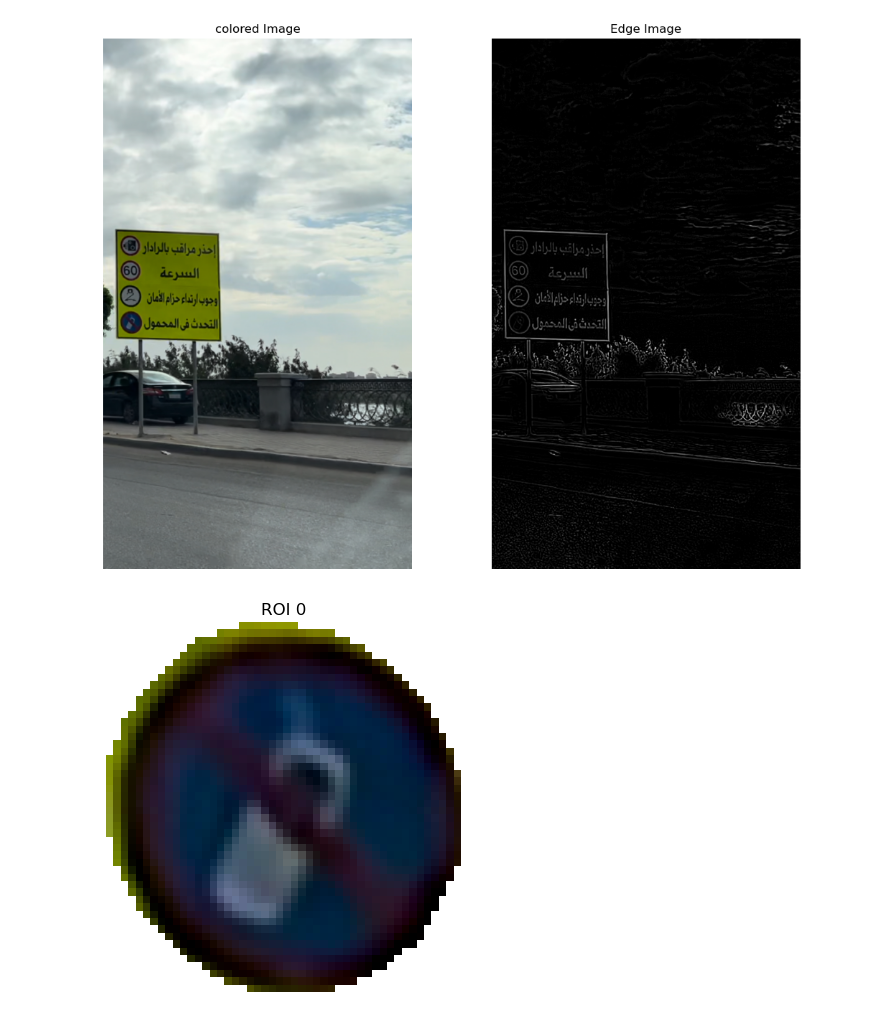
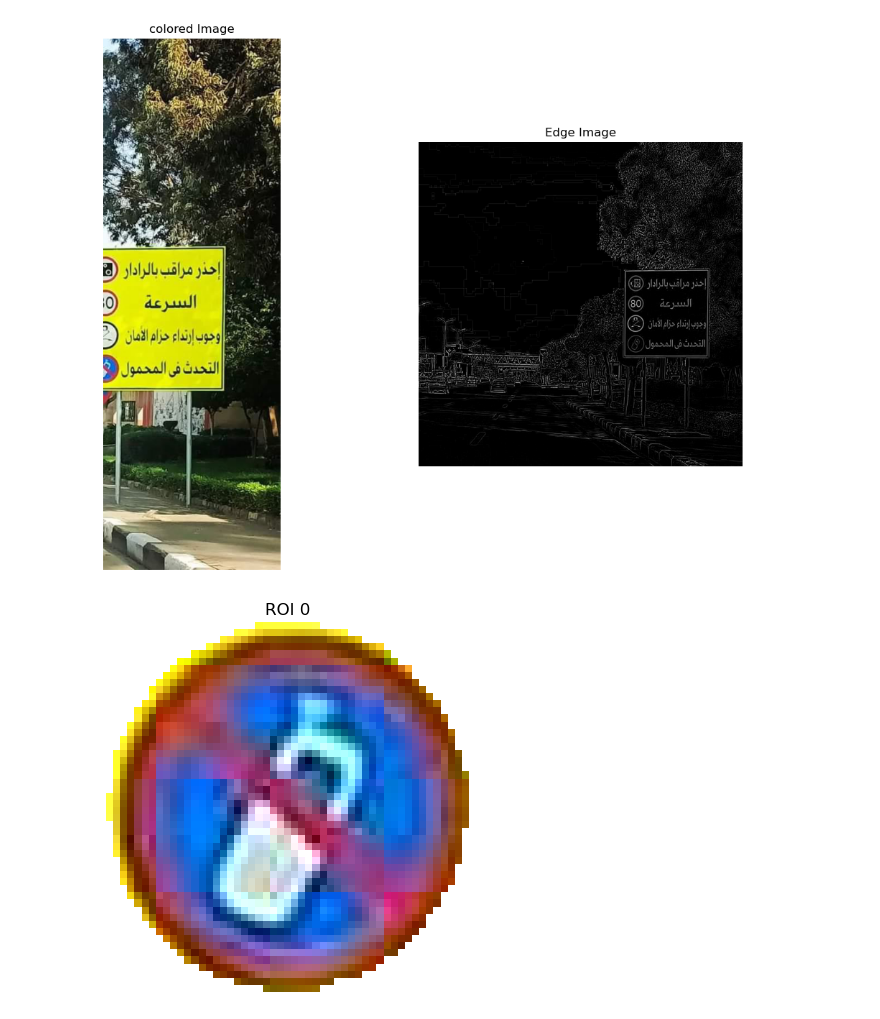
Before and after one commit to ahmedsaad562000/Hdy_3sahn_T3dy, a Jupyter notebook: ROI/roi.ipynb, the cells around one changed output. Cells and saved outputs as stored; diff of their text form; code cells hidden in the pictures.

```diff
--- a/ROI/roi.ipynb
+++ b/ROI/roi.ipynb
@@ -107,28 +107,28 @@ def extract_roi(edge_image, colored_image):
 # %%
 '''
 Testing
 '''
 # Load the image
-image = io.imread("../dataset/testcase8.png")
+image = io.imread("../dataset/testcase6.jpg")
 
 img = image[:, 2 * (image.shape[1] // 3):]
 # img = img[img.shape[0] // 3: 2 * (img.shape[0] // 3), :]
 
 # Convert the image to grayscale
-gray_image = pp.gray_image(img)
+gray_image = pp.gray_image(image)
 
 afterGamma = pp.HistogramEqualization(gray_image)
 
 # Apply edge detection
 edge_image = pp.LoGEdgeDetection(afterGamma)
 
 pp.show_images([img, edge_image], ["colored Image", "Edge Image"])
 
 # Extract ROIs
-rois = extract_roi(edge_image, img.copy())
+rois = extract_roi(edge_image, image.copy())
 
 for i in range(len(rois)):
   pp.show_images([rois[i]], [f"ROI {i}"])
 # %% [output]
-[figure, old version]
+[figure, new version]
-[figure, old version]
+[figure, new version]
```
Also changed, not shown: parts of 1 cell of this notebook, 8 other files.
